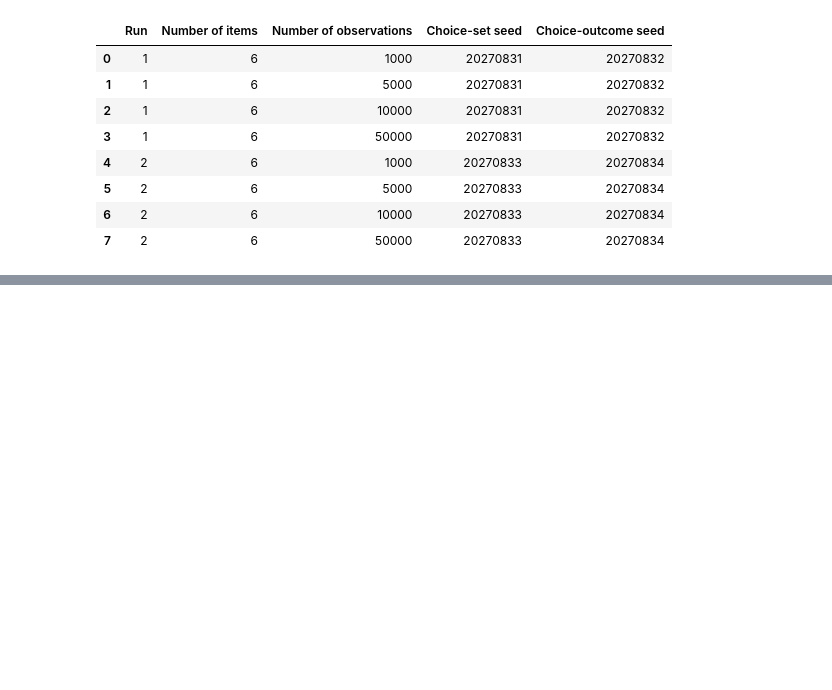
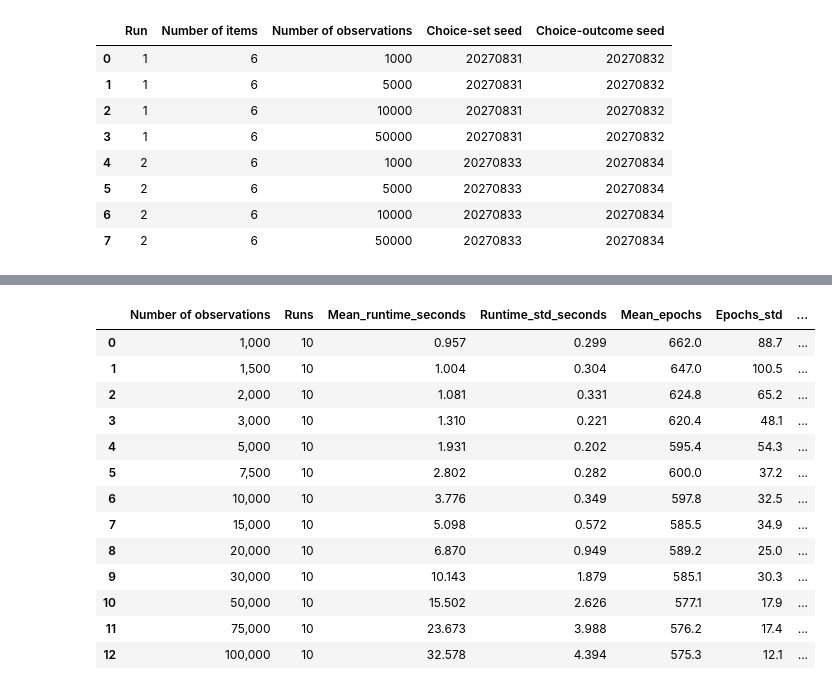
Before and after one commit to rbhdsks/Learning-from-Comparison-Data-Master-Thesis-Project-, a Jupyter notebook: notebooks/experiments/Context_Dependent_Model/CDM_Paper_Reproduction/01_synthetic_recovery.ipynb, the cells around one changed output, grey strips where cells are left out. Drawn from its saved outputs; the diff is of its cells as text; code cells hidden in the pictures; blank space fills up the shorter version.

```diff
--- a/notebooks/experiments/Context_Dependent_Model/CDM_Paper_Reproduction/01_synthetic_recovery.ipynb
+++ b/notebooks/experiments/Context_Dependent_Model/CDM_Paper_Reproduction/01_synthetic_recovery.ipynb
@@ -1540,0 +2131,66 @@ Choice-set sizes: 2 through 6
+# %%
+# Summarise optimization cost and diagnostics across the extended runs.
+
+extended_cost_data = extended_scaling_results.copy()
+
+cost_columns = [
+    "CDM runtime (seconds)",
+    "Epochs",
+]
+
+assert np.isfinite(
+    extended_cost_data[cost_columns].to_numpy(dtype=float)
+).all(), "Some runtime or epoch values are missing; inspect those trials."
+
+extended_cost_summary = (
+    extended_cost_data.groupby(
+        "Number of observations",
+        as_index=False,
+        sort=True,
+    )
+    .agg(
+        Runs=("Run", "size"),
+        Mean_runtime_seconds=("CDM runtime (seconds)", "mean"),
+        Runtime_std_seconds=("CDM runtime (seconds)", "std"),
+        Mean_epochs=("Epochs", "mean"),
+        Epochs_std=("Epochs", "std"),
+        Optimizer_converged=("Optimizer converged", "sum"),
+        Separation_flagged_runs=(
+            "Zero-choice separation detected",
+            "sum",
+        ),
+    )
+)
+
+extended_cost_summary.to_csv(
+    EXTENDED_RESULT_DIRECTORY / "optimization_cost_summary.csv",
+    index=False,
+)
+
+display(
+    extended_cost_summary.style.format({
+        "Number of observations": "{:,.0f}",
+        "Runs": "{:.0f}",
+        "Mean_runtime_seconds": "{:.3f}",
+        "Runtime_std_seconds": "{:.3f}",
+        "Mean_epochs": "{:.1f}",
+        "Epochs_std": "{:.1f}",
+        "Optimizer_converged": "{:.0f}",
+        "Separation_flagged_runs": "{:.0f}",
+    })
+)
+# %% [output]
+|  | Number of observations | Runs | Mean_runtime_seconds | Runtime_std_seconds | Mean_epochs | Epochs_std | ... |
+| 0 | 1,000 | 10 | 0.957 | 0.299 | 662.0 | 88.7 | ... |
+| 1 | 1,500 | 10 | 1.004 | 0.304 | 647.0 | 100.5 | ... |
+| 2 | 2,000 | 10 | 1.081 | 0.331 | 624.8 | 65.2 | ... |
+| 3 | 3,000 | 10 | 1.310 | 0.221 | 620.4 | 48.1 | ... |
+| 4 | 5,000 | 10 | 1.931 | 0.202 | 595.4 | 54.3 | ... |
+| 5 | 7,500 | 10 | 2.802 | 0.282 | 600.0 | 37.2 | ... |
+| 6 | 10,000 | 10 | 3.776 | 0.349 | 597.8 | 32.5 | ... |
+| 7 | 15,000 | 10 | 5.098 | 0.572 | 585.5 | 34.9 | ... |
+| 8 | 20,000 | 10 | 6.870 | 0.949 | 589.2 | 25.0 | ... |
+| 9 | 30,000 | 10 | 10.143 | 1.879 | 585.1 | 30.3 | ... |
+| 10 | 50,000 | 10 | 15.502 | 2.626 | 577.1 | 17.9 | ... |
+| 11 | 75,000 | 10 | 23.673 | 3.988 | 576.2 | 17.4 | ... |
+| 12 | 100,000 | 10 | 32.578 | 4.394 | 575.3 | 12.1 | ... |
```
Also changed, not shown: parts of 11 cells of this notebook.
